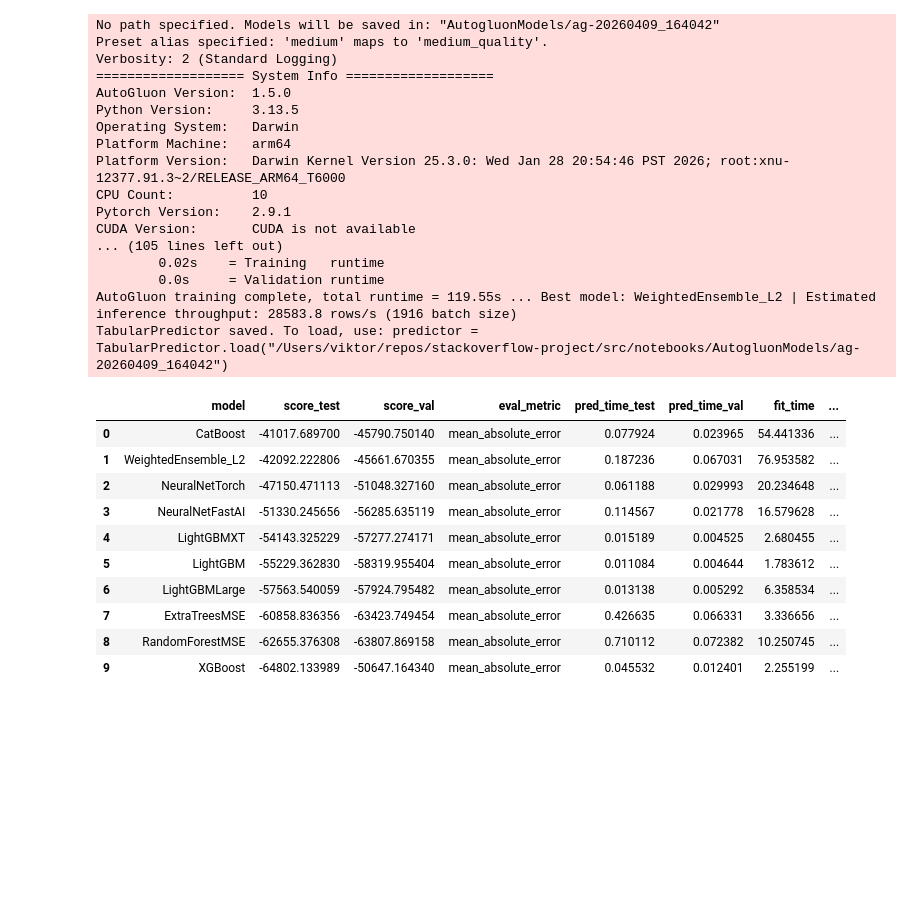
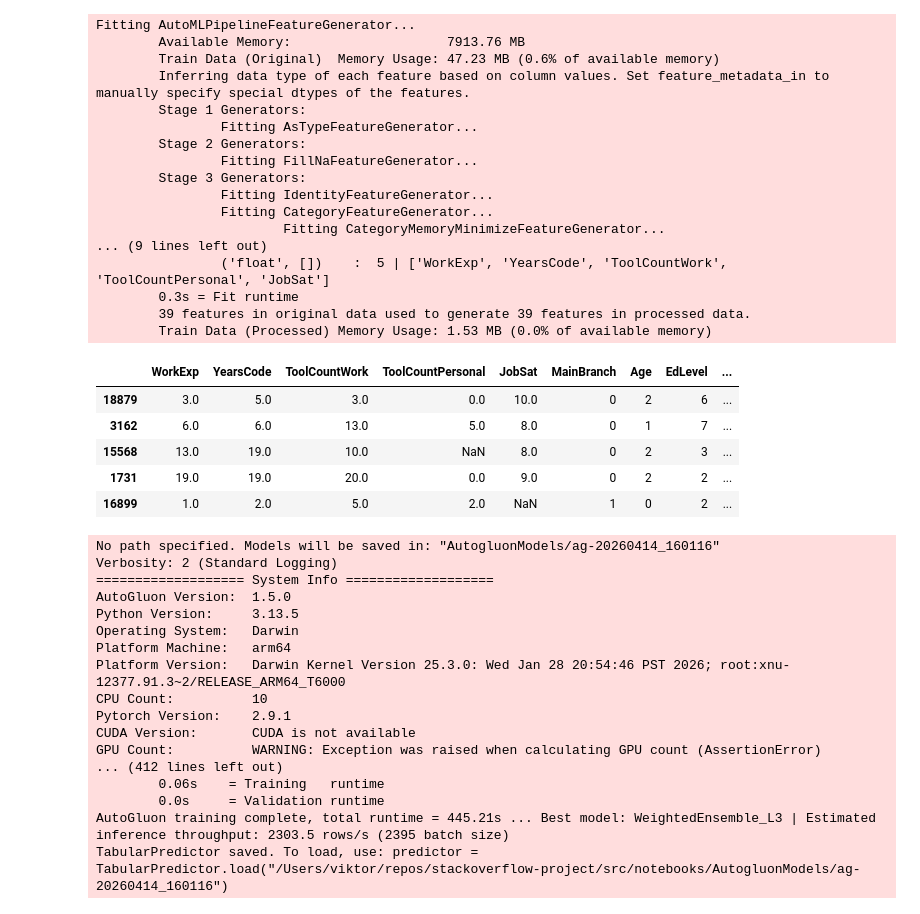
Before and after one commit to khanhhuy288/stackoverflow-project, a Jupyter notebook: src/notebooks/comp_prediction.ipynb, the cells around one changed output. Drawn from its saved outputs; the diff is of its cells as text; code cells hidden in the pictures; blank space fills up the shorter version.

Commit message:
Try out different Autogluon settings and preprocessing steps

```diff
--- a/src/notebooks/comp_prediction.ipynb
+++ b/src/notebooks/comp_prediction.ipynb
@@ -61,3 +69,32 @@ Rows: 23,947  |  Train: 19,157  |  Test: 4,790
 | 15568 | I am a developer by profession | 35-44 years old | Master’s degree (M.A., M.S., M.En... | Employed | 13.0 | Yes, I am not new to coding but a... | Yes, I learned how to use AI-enab... | 19.0 | Developer, back-end | ... |
 | 1731 | I am a developer by profession | 35-44 years old | Bachelor’s degree (B.A., B.S., B.... | Employed | 19.0 | No, I am not new to coding and di... | Yes, I learned how to use AI-enab... | 19.0 | Developer, full-stack | ... |
 | 16899 | I am learning to code | 18-24 years old | Bachelor’s degree (B.A., B.S., B.... | Employed | 1.0 | Yes, I am not new to coding but a... | Yes, I learned how to use AI-enab... | 2.0 | Data or business analyst | ... |
+# %%
+X = train_data.drop(columns=[TARGET])  # or your label name
+fg = AutoMLPipelineFeatureGenerator()
+X_processed = fg.fit_transform(X)
+X_processed.head()
+# %% [output]
+Fitting AutoMLPipelineFeatureGenerator...
+        Available Memory:                    7913.76 MB
+        Train Data (Original)  Memory Usage: 47.23 MB (0.6% of available memory)
+        Inferring data type of each feature based on column values. Set feature_metadata_in to manually specify special dtypes of the features.
+        Stage 1 Generators:
+                Fitting AsTypeFeatureGenerator...
+        Stage 2 Generators:
+                Fitting FillNaFeatureGenerator...
+        Stage 3 Generators:
+                Fitting IdentityFeatureGenerator...
+                Fitting CategoryFeatureGenerator...
+                        Fitting CategoryMemoryMinimizeFeatureGenerator...
+... (9 lines left out)
+                ('float', [])    :  5 | ['WorkExp', 'YearsCode', 'ToolCountWork', 'ToolCountPersonal', 'JobSat']
+        0.3s = Fit runtime
+        39 features in original data used to generate 39 features in processed data.
+        Train Data (Processed) Memory Usage: 1.53 MB (0.0% of available memory)
+|  | WorkExp | YearsCode | ToolCountWork | ToolCountPersonal | JobSat | MainBranch | Age | EdLevel | ... |
+| 18879 | 3.0 | 5.0 | 3.0 | 0.0 | 10.0 | 0 | 2 | 6 | ... |
+| 3162 | 6.0 | 6.0 | 13.0 | 5.0 | 8.0 | 0 | 1 | 7 | ... |
+| 15568 | 13.0 | 19.0 | 10.0 | NaN | 8.0 | 0 | 2 | 3 | ... |
+| 1731 | 19.0 | 19.0 | 20.0 | 0.0 | 9.0 | 0 | 2 | 2 | ... |
+| 16899 | 1.0 | 2.0 | 5.0 | 2.0 | NaN | 1 | 0 | 2 | ... |
@@ -64,16 +103,21 @@ Rows: 23,947  |  Train: 19,157  |  Test: 4,790
 # %%
+problem_type = "regression"
+metric = "mean_absolute_error"
+time_in_minutes = 10
+time_limit_in_seconds = time_in_minutes * 60
+presets = "best_quality"
+
 predictor = TabularPredictor(
     label=TARGET,
-    problem_type="regression",
-    eval_metric="mean_absolute_error",
+    problem_type=problem_type,
+    eval_metric=metric,
 ).fit(
     train_data=train_data,
-    time_limit=120,
-    presets="medium",
+    time_limit=time_limit_in_seconds,
+    presets=presets,
 )
 # %% [output]
-No path specified. Models will be saved in: "AutogluonModels/ag-20260409_164042"
-Preset alias specified: 'medium' maps to 'medium_quality'.
+No path specified. Models will be saved in: "AutogluonModels/ag-20260414_160116"
 Verbosity: 2 (Standard Logging)
 =================== System Info ===================
 AutoGluon Version:  1.5.0
@@ -84,22 +128,9 @@ Platform Version:   Darwin Kernel Version 25.3.0: Wed Jan 28 20:54:46 PST 2026;
 CPU Count:          10
 Pytorch Version:    2.9.1
 CUDA Version:       CUDA is not available
-... (105 lines left out)
-        0.02s    = Training   runtime
+GPU Count:          WARNING: Exception was raised when calculating GPU count (AssertionError)
+... (412 lines left out)
+        0.06s    = Training   runtime
         0.0s     = Validation runtime
-AutoGluon training complete, total runtime = 119.55s ... Best model: WeightedEnsemble_L2 | Estimated inference throughput: 28583.8 rows/s (1916 batch size)
-TabularPredictor saved. To load, use: predictor = TabularPredictor.load("/Users/viktor/repos/stackoverflow-project/src/notebooks/AutogluonModels/ag-20260409_164042")
+AutoGluon training complete, total runtime = 445.21s ... Best model: WeightedEnsemble_L3 | Estimated inference throughput: 2303.5 rows/s (2395 batch size)
+TabularPredictor saved. To load, use: predictor = TabularPredictor.load("/Users/viktor/repos/stackoverflow-project/src/notebooks/AutogluonModels/ag-20260414_160116")
-# %%
-predictor.leaderboard(test_data)
-# %% [output]
-|  | model | score_test | score_val | eval_metric | pred_time_test | pred_time_val | fit_time | ... |
-| 0 | CatBoost | -41017.689700 | -45790.750140 | mean_absolute_error | 0.077924 | 0.023965 | 54.441336 | ... |
-| 1 | WeightedEnsemble_L2 | -42092.222806 | -45661.670355 | mean_absolute_error | 0.187236 | 0.067031 | 76.953582 | ... |
-| 2 | NeuralNetTorch | -47150.471113 | -51048.327160 | mean_absolute_error | 0.061188 | 0.029993 | 20.234648 | ... |
-| 3 | NeuralNetFastAI | -51330.245656 | -56285.635119 | mean_absolute_error | 0.114567 | 0.021778 | 16.579628 | ... |
-| 4 | LightGBMXT | -54143.325229 | -57277.274171 | mean_absolute_error | 0.015189 | 0.004525 | 2.680455 | ... |
-| 5 | LightGBM | -55229.362830 | -58319.955404 | mean_absolute_error | 0.011084 | 0.004644 | 1.783612 | ... |
-| 6 | LightGBMLarge | -57563.540059 | -57924.795482 | mean_absolute_error | 0.013138 | 0.005292 | 6.358534 | ... |
-| 7 | ExtraTreesMSE | -60858.836356 | -63423.749454 | mean_absolute_error | 0.426635 | 0.066331 | 3.336656 | ... |
-| 8 | RandomForestMSE | -62655.376308 | -63807.869158 | mean_absolute_error | 0.710112 | 0.072382 | 10.250745 | ... |
-| 9 | XGBoost | -64802.133989 | -50647.164340 | mean_absolute_error | 0.045532 | 0.012401 | 2.255199 | ... |
```
Also changed, not shown: parts of 12 cells of this notebook, 5 other files.
